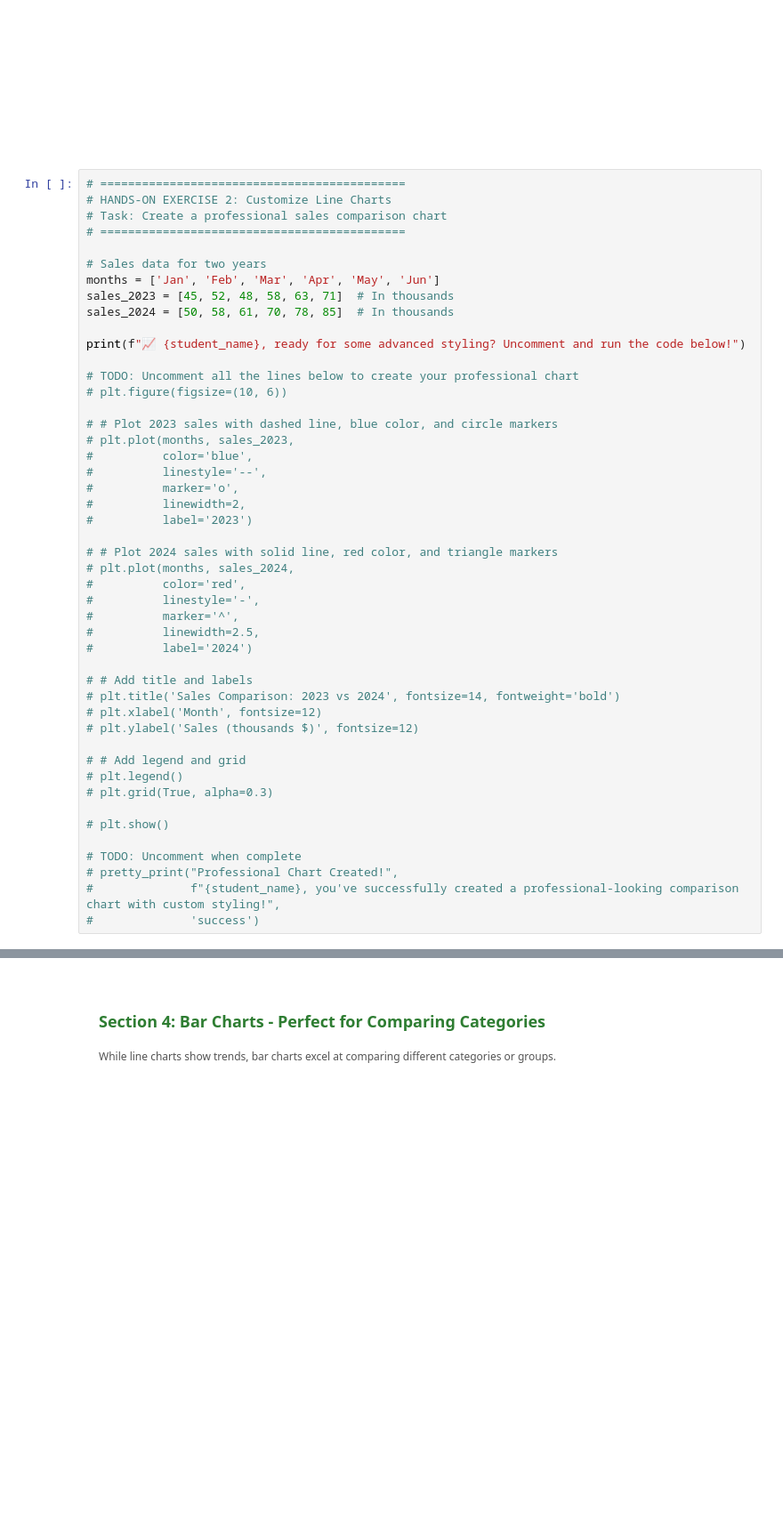
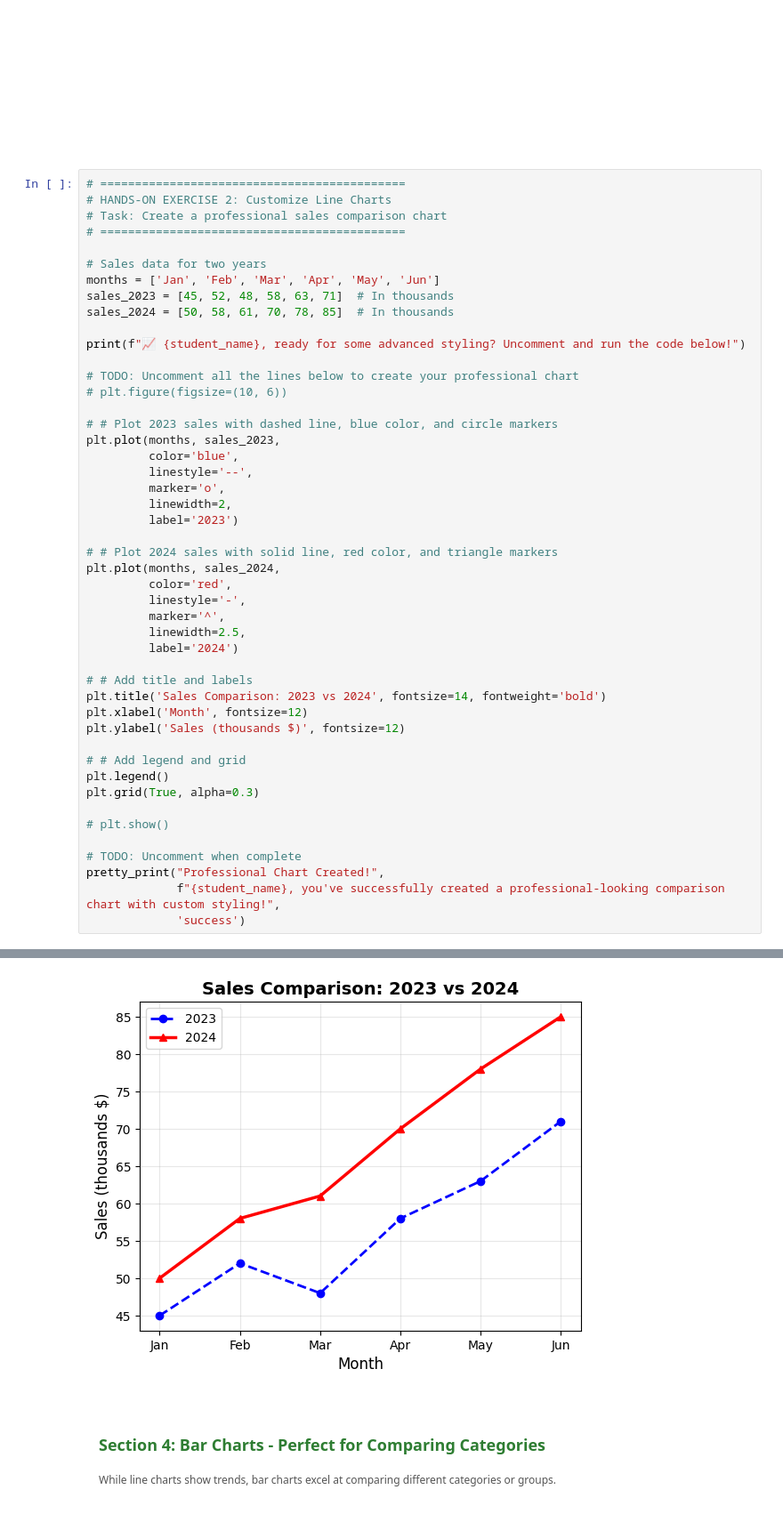
Before and after one commit to Nikhil-Kudupudi/StoryTellingWithData, a Jupyter notebook: Lab 02_Intro_Matplotlib!.ipynb, the cells around one changed output, grey strips where cells are left out. Shown: that part at 89% size. Drawn from its saved outputs; the diff is of its cells as text; blank space fills up the shorter version.

```diff
--- a/Lab 02_Intro_Matplotlib!.ipynb
+++ b/Lab 02_Intro_Matplotlib!.ipynb
@@ -365,34 +368,34 @@ print(f"📈 {student_name}, ready for some advanced styling? Uncomment and run
 # plt.figure(figsize=(10, 6))
 
 # # Plot 2023 sales with dashed line, blue color, and circle markers
-# plt.plot(months, sales_2023,
-#          color='blue',
-#          linestyle='--',
-#          marker='o',
-#          linewidth=2,
-#          label='2023')
+plt.plot(months, sales_2023,
+         color='blue',
+         linestyle='--',
+         marker='o',
+         linewidth=2,
+         label='2023')
 
 # # Plot 2024 sales with solid line, red color, and triangle markers
-# plt.plot(months, sales_2024,
-#          color='red',
-#          linestyle='-',
-#          marker='^',
-#          linewidth=2.5,
-#          label='2024')
+plt.plot(months, sales_2024,
+         color='red',
+         linestyle='-',
+         marker='^',
+         linewidth=2.5,
+         label='2024')
 
 # # Add title and labels
-# plt.title('Sales Comparison: 2023 vs 2024', fontsize=14, fontweight='bold')
-# plt.xlabel('Month', fontsize=12)
-# plt.ylabel('Sales (thousands $)', fontsize=12)
+plt.title('Sales Comparison: 2023 vs 2024', fontsize=14, fontweight='bold')
+plt.xlabel('Month', fontsize=12)
+plt.ylabel('Sales (thousands $)', fontsize=12)
 
 # # Add legend and grid
-# plt.legend()
-# plt.grid(True, alpha=0.3)
+plt.legend()
+plt.grid(True, alpha=0.3)
 
 # plt.show()
 
 # TODO: Uncomment when complete
-# pretty_print("Professional Chart Created!",
-#              f"{student_name}, you've successfully created a professional-looking comparison chart with custom styling!",
-#              'success')
+pretty_print("Professional Chart Created!",
+             f"{student_name}, you've successfully created a professional-looking comparison chart with custom styling!",
+             'success')
 # %% [output]
@@ -400,3 +405,4 @@ print(f"📈 {student_name}, ready for some advanced styling? Uncomment and run
+[figure, added]
 # %% [markdown]
 <div style="background: linear-gradient(90deg, #e8f5e9 0%, #c8e6c9 100%); padding: 15px; border-radius: 5px; margin: 20px 0;">
     <h2 style="color: #2e7d32; font-size: 18px; margin: 0;">Section 4: Bar Charts - Perfect for Comparing Categories</h2>
```
Also changed, not shown: parts of 6 cells of this notebook.
